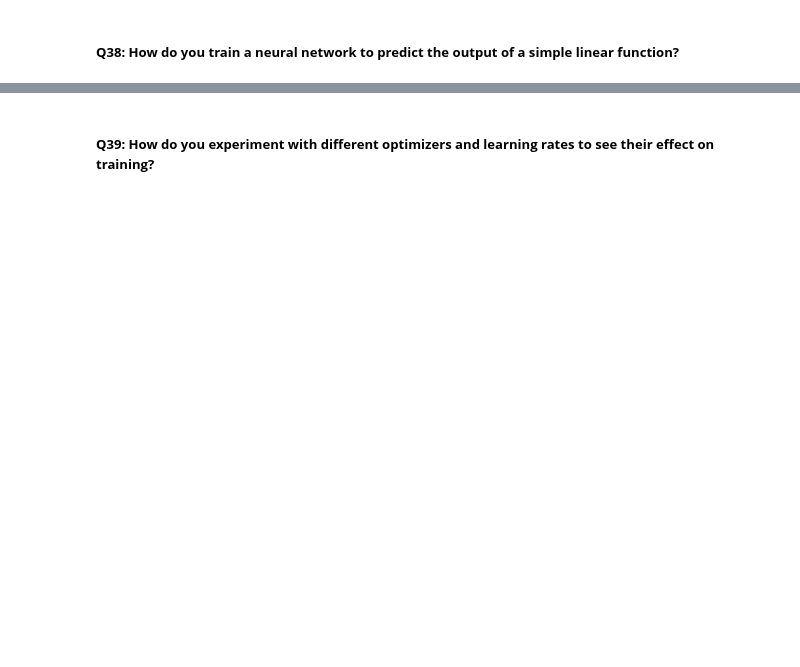
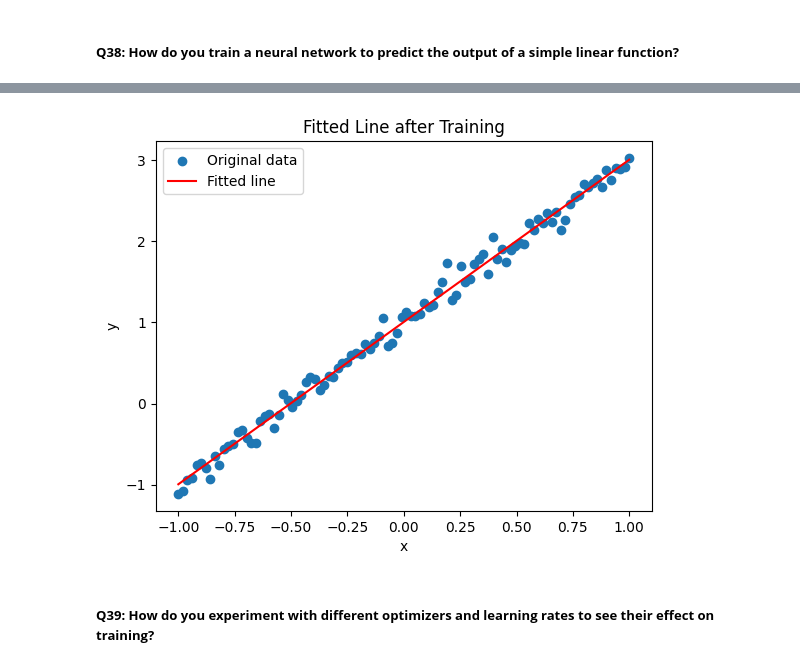
Before and after one commit to fellmir/pyTorchBasis, a Jupyter notebook: 00-basic-examples/example1/01-notebooks/01_intro_to_pytorch.ipynb, the cells around one changed output, grey strips where cells are left out. Saved outputs shown, nothing was run; the diff lists cells and outputs as text; code cells hidden in the pictures; blank space fills up the shorter version.

```diff
--- a/00-basic-examples/example1/01-notebooks/01_intro_to_pytorch.ipynb
+++ b/00-basic-examples/example1/01-notebooks/01_intro_to_pytorch.ipynb
@@ -1109,0 +1970,30 @@ ComplexNN(
+# %%
+# Build the class and the model
+class SimpleLinearModel(nn.Module):
+    def __init__(self):
+        super(SimpleLinearModel, self).__init__()
+        self.linear = nn.Linear(1, 1)
+
+    def forward(self, x):
+        return self.linear(x)
+
+model = SimpleLinearModel()
+
+criterion = nn.MSELoss()
+optimizer = torch.optim.SGD(model.parameters(), lr=0.01)
+# %%
+# Training loop
+num_epochs = 1000
+
+for epoch in range(num_epochs):
+    model.train()
+
+    outputs = model(x)
+    loss = criterion(outputs, y)
+
+    optimizer.zero_grad()
+    loss.backward()
+    optimizer.step()
+
+    if (epoch + 1) % 100 == 0:
+        print(f'Epoch [{epoch + 1}/{num_epochs}], Loss: {loss.item():.4f}')
@@ -1110,2 +2011,16 @@ ComplexNN(
+# %%
+# Plot the fitted line
+model.eval()
+with torch.no_grad():
+    predicted = model(x)
+    plt.scatter(x.numpy(), y.numpy(), label='Original data')
+    plt.plot(x.numpy(), predicted.numpy(), label='Fitted line', color='red')
+    plt.xlabel('x')
+    plt.ylabel('y')
+    plt.title('Fitted Line after Training')
+    plt.legend()
+    plt.show()
+# %% [output]
+[figure, added]
 # %% [markdown]
 ##### **Q39: How do you experiment with different optimizers and learning rates to see their effect on training?**
```
Also changed, not shown: parts of 52 cells of this notebook.
